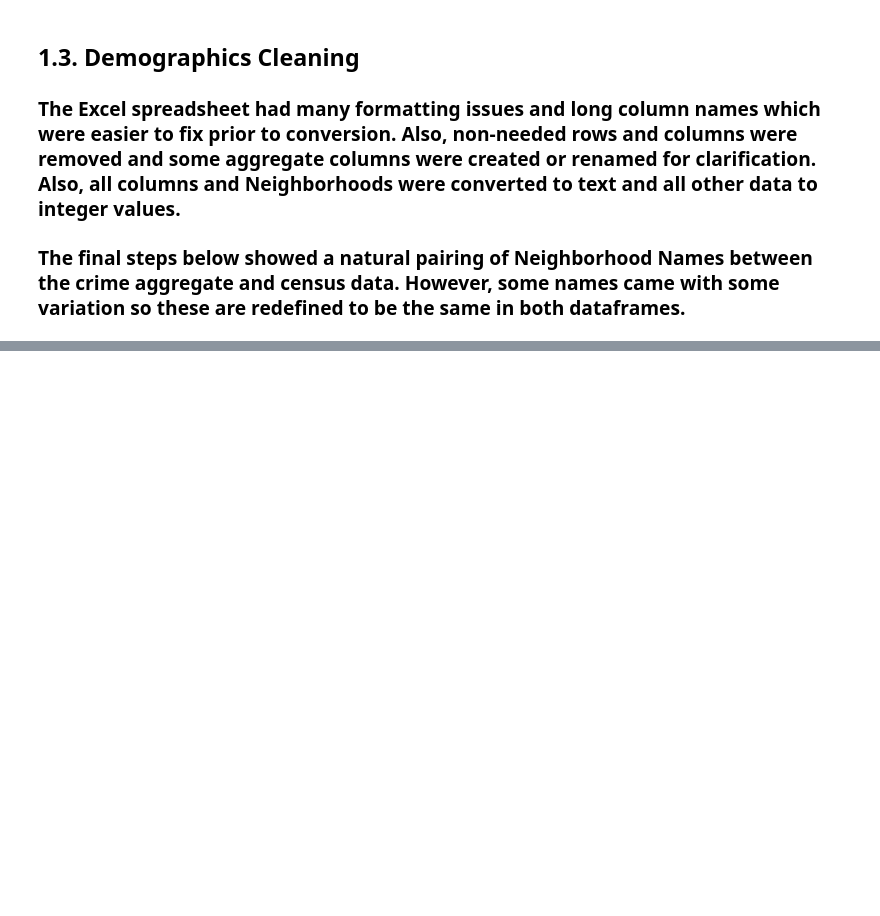
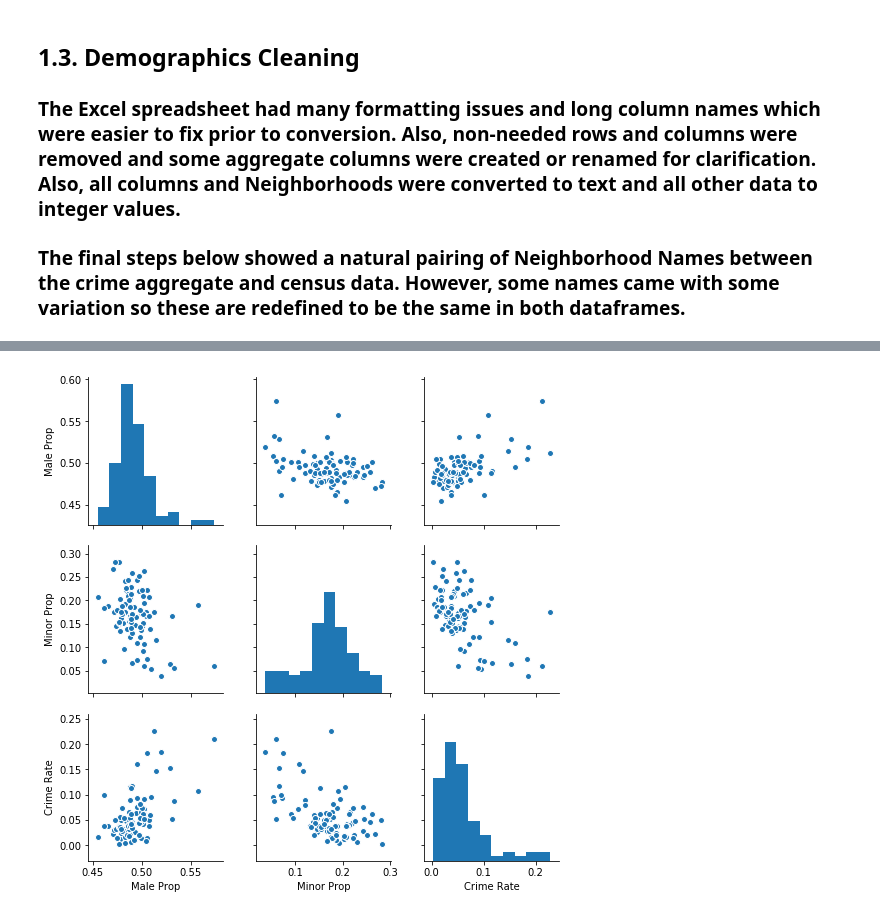
Before and after one commit to gdiestelmath/Capstone1, a Jupyter notebook: DataCleaningAndStory.ipynb, the cells around one changed output, grey strips where cells are left out. Cells and saved outputs as stored; diff of their text form; code cells hidden in the pictures; blank space fills up the shorter version.

```diff
--- a/DataCleaningAndStory.ipynb
+++ b/DataCleaningAndStory.ipynb
@@ -407,0 +324,5 @@ plt.scatter(x,y)
+# %%
+sns.pairplot(df_crime_census_out,vars=cols_pop)
+plt.show()
+# %% [output]
+[figure, added]
```
Also changed, not shown: parts of 71 cells of this notebook.
